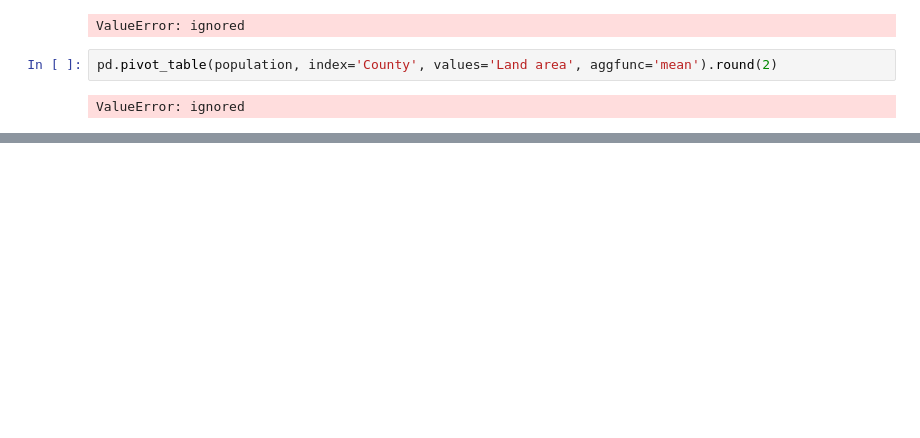
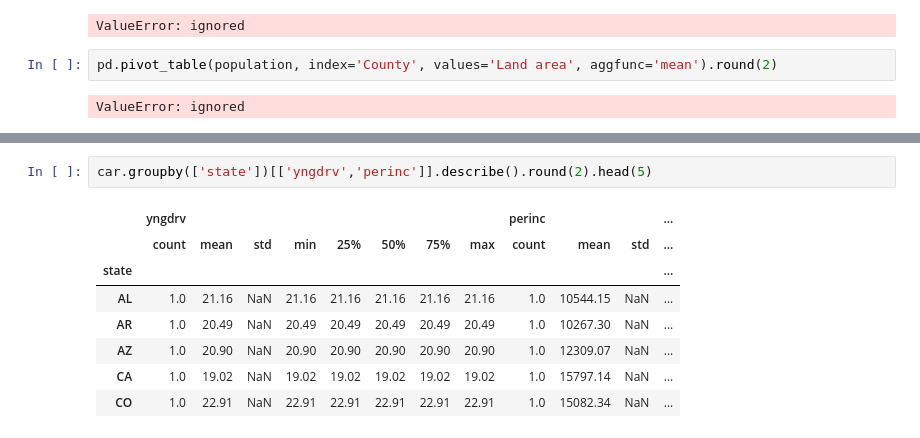
Before and after one commit to shimjide123/datman, a Jupyter notebook: Yu_Nong_ps1_data_management.ipynb, the cells around one changed output, grey strips where cells are left out. Saved outputs shown, nothing was run; the diff lists cells and outputs as text; blank space fills up the shorter version.

```diff
--- a/Yu_Nong_ps1_data_management.ipynb
+++ b/Yu_Nong_ps1_data_management.ipynb
@@ -459,0 +590,11 @@ ValueError: ignored
+# %%
+car.groupby(['state'])[['yngdrv','perinc']].describe().round(2).head(5)
+# %% [output]
+|  | yngdrv |  |  |  |  |  |  |  | perinc |  |  | ... |
+|  | count | mean | std | min | 25% | 50% | 75% | max | count | mean | std | ... |
+| state |  |  |  |  |  |  |  |  |  |  |  | ... |
+| AL | 1.0 | 21.16 | NaN | 21.16 | 21.16 | 21.16 | 21.16 | 21.16 | 1.0 | 10544.15 | NaN | ... |
+| AR | 1.0 | 20.49 | NaN | 20.49 | 20.49 | 20.49 | 20.49 | 20.49 | 1.0 | 10267.30 | NaN | ... |
+| AZ | 1.0 | 20.90 | NaN | 20.90 | 20.90 | 20.90 | 20.90 | 20.90 | 1.0 | 12309.07 | NaN | ... |
+| CA | 1.0 | 19.02 | NaN | 19.02 | 19.02 | 19.02 | 19.02 | 19.02 | 1.0 | 15797.14 | NaN | ... |
+| CO | 1.0 | 22.91 | NaN | 22.91 | 22.91 | 22.91 | 22.91 | 22.91 | 1.0 | 15082.34 | NaN | ... |
```
Also changed, not shown: parts of 26 cells of this notebook.
